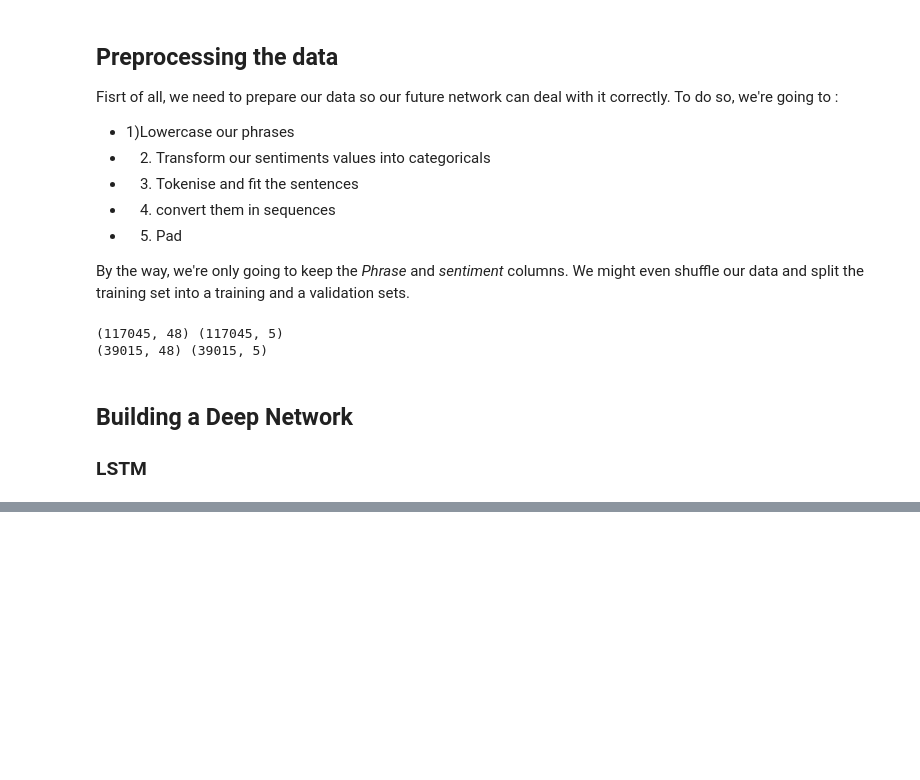
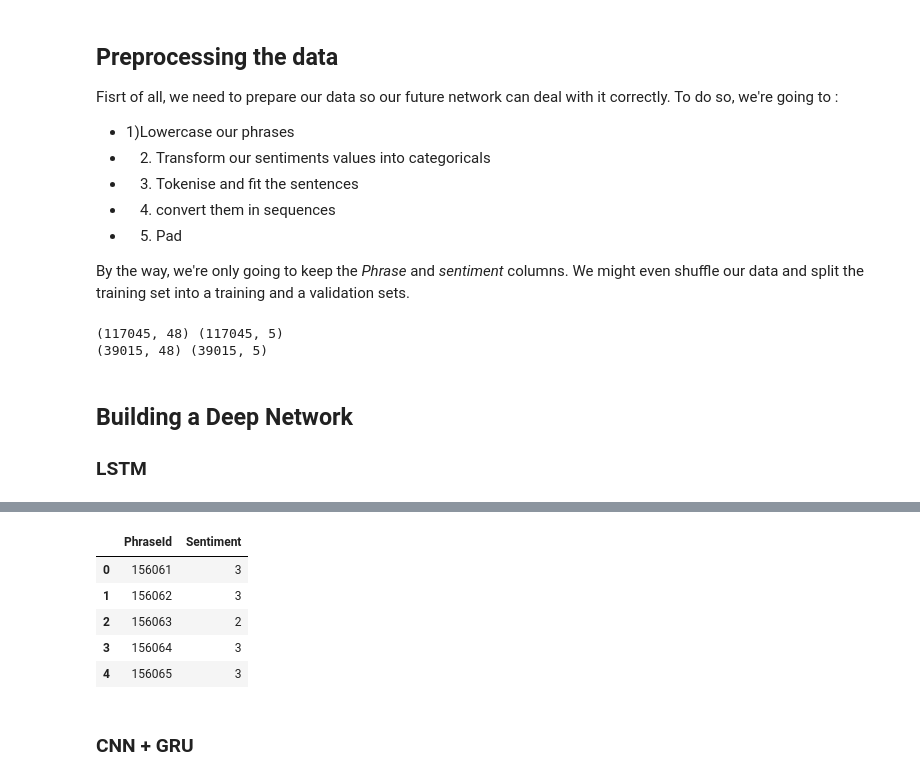
Before and after one commit to AnBucquet/Movie_Review_Sentiment_Analysis, a Jupyter notebook: Untitled.ipynb, the cells around one changed output, grey strips where cells are left out. Saved outputs shown, nothing was run; the diff lists cells and outputs as text; code cells hidden in the pictures; blank space fills up the shorter version.

```diff
--- a/Untitled.ipynb
+++ b/Untitled.ipynb
@@ -162,0 +229,17 @@ print(X_validation.shape,Y_validation.shape)
+# %%
+model2= Sequential()
+model2.add(Embedding(max_features,100,input_length=max_words))
+model2.add(Dropout(0.2))
+
+model2.add(Conv1D(64,kernel_size=3,padding='same',activation='relu',strides=1))
+model2.add(GlobalMaxPooling1D())
+
+model2.add(Dense(128,activation='relu'))
+model2.add(Dropout(0.2))
+
+model2.add(Dense(num_classes,activation='softmax'))
+
+
+model2.compile(loss='categorical_crossentropy',optimizer='adam',metrics=['accuracy'])
+
+model2.summary()
@@ -162,0 +264,4 @@ print(X_validation.shape,Y_validation.shape)
+# %%
+%%time
+history2=model2.fit(X_train, Y_train, validation_data=(X_validation, Y_validation),
+                     epochs=epochs, batch_size=batch_size, verbose=1)
@@ -162,0 +277,2 @@ print(X_validation.shape,Y_validation.shape)
+# %%
+Y_pred2=model2.predict_classes(X_test, verbose=1)
@@ -162,0 +281,13 @@ print(X_validation.shape,Y_validation.shape)
+# %%
+sub.Sentiment=Y_pred2
+sub.to_csv('sub2.csv',index=False)
+sub.head()
+# %% [output]
+|  | PhraseId | Sentiment |
+| 0 | 156061 | 3 |
+| 1 | 156062 | 3 |
+| 2 | 156063 | 2 |
+| 3 | 156064 | 3 |
+| 4 | 156065 | 3 |
+# %% [markdown]
+### CNN + GRU
```
Also changed, not shown: parts of 22 cells of this notebook.
